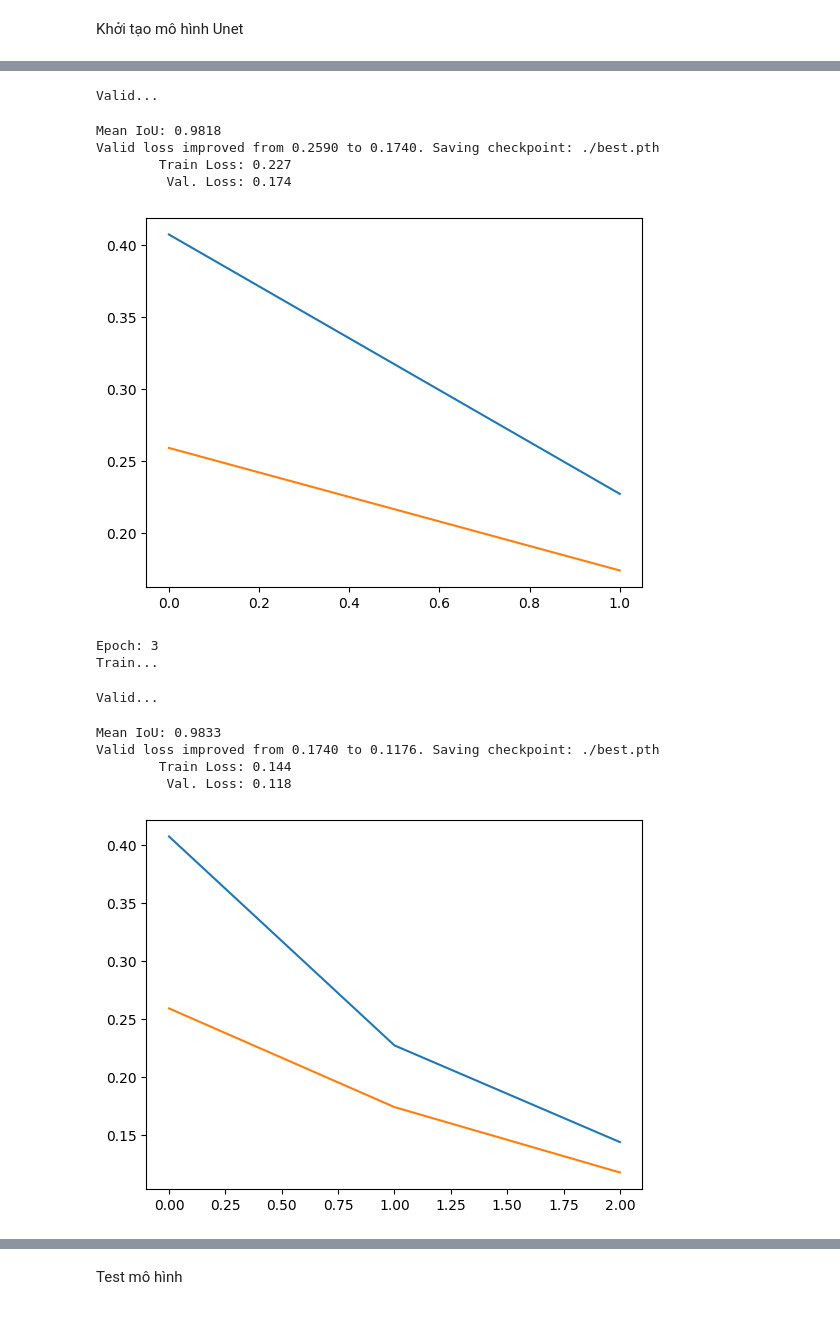
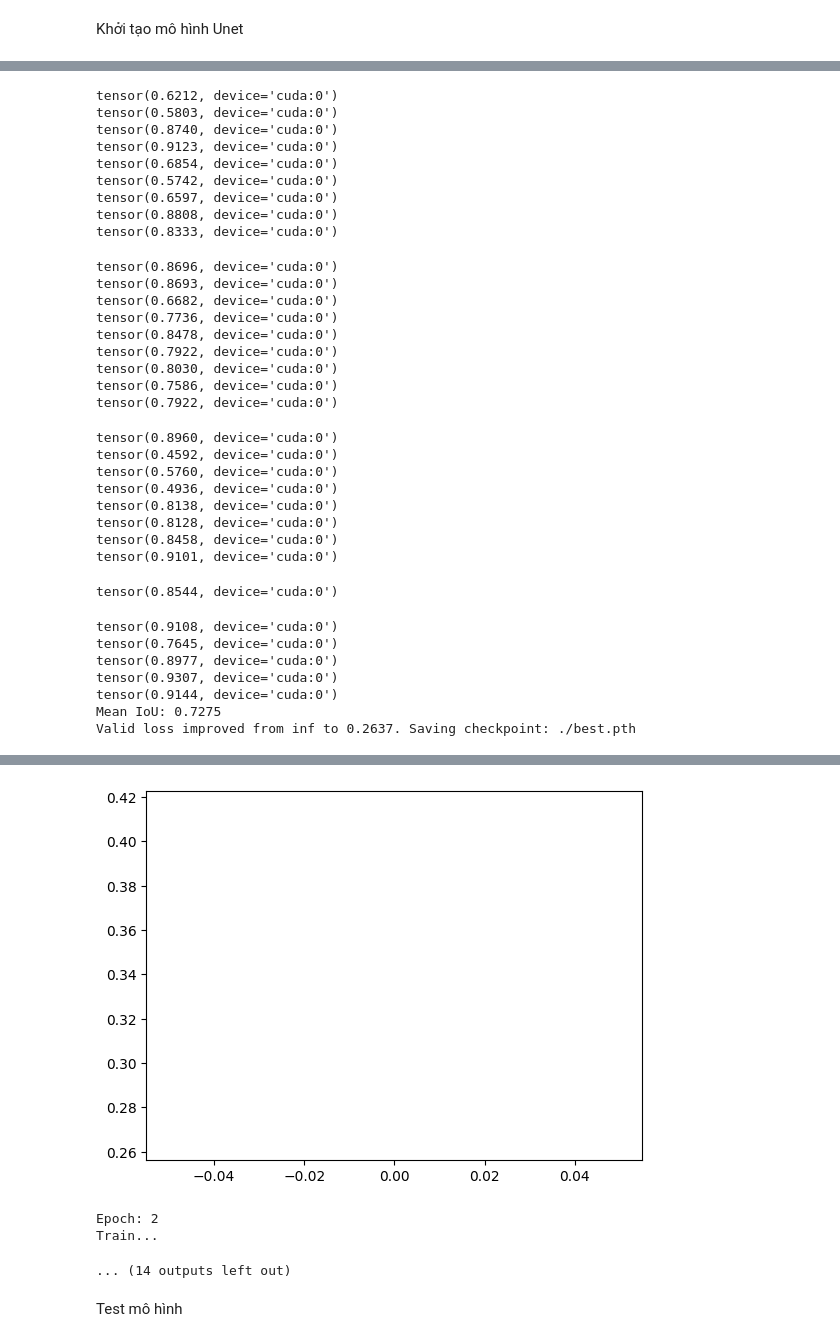
Before and after one commit to CongTyy/UTE_Self_Driving_Car, a Jupyter notebook: train_UNET.ipynb, the cells around one changed output, grey strips where cells are left out. Drawn from its saved outputs; the diff is of its cells as text; code cells hidden in the pictures.

```diff
--- a/train_UNET.ipynb
+++ b/train_UNET.ipynb
@@ -116,6 +116,8 @@ def iou_pytorch(outputs: torch.Tensor, labels: torch.Tensor, threshold = 0.5):
     outputs = torch.sigmoid(outputs)
     outputs = (outputs> threshold)
     outputs = outputs.to(dtype=torch.int8)
+
+    labels = labels.to(dtype=torch.int8)
     # print(outputs)
     intersection = (outputs & labels).float().sum((1, 2, 3))  # Will be zero if Truth=0 or Prediction=0
     union = (outputs | labels).float().sum((1, 2, 3))         # Will be zzero if both are 0
@@ -123,7 +125,7 @@ def iou_pytorch(outputs: torch.Tensor, labels: torch.Tensor, threshold = 0.5):
     iou = (intersection + SMOOTH) / (union + SMOOTH)  # We smooth our devision to avoid 0/0
 
     thresholded = torch.clamp(20 * (iou - 0.5), 0, 10).ceil() / 10  # This is equal to comparing with thresolds
-
+    # print(sum(iou)/outputs.shape[0])
     return sum(iou)/outputs.shape[0]  # Or thresholded.mean() if you are interested in average across the batch
 # %% [markdown]
 Khởi tạo mô hình Unet
@@ -234,9 +236,6 @@ import torch
 from torch.utils.data import DataLoader
 import torch.nn as nn
 import tqdm
-from utils import *
-from dataset import *
-from model import build_unet
 
 def train(model, loader, optimizer, loss_fn, device):
     print("Train...")
@@ -273,7 +272,7 @@ def evaluate(model, loader, loss_fn, device, threshold = 0.6):
             loss = loss_fn(y_pred, y)
             epoch_loss += loss.item()
 
-            threshold, iou = iou_pytorch(y_pred, y)
+            iou = iou_pytorch(y_pred, y)
 
             iou_arr.append(iou.cpu().numpy())
         mean_iou = np.mean(iou_arr)
@@ -292,11 +291,14 @@ if __name__ == "__main__":
 
     seeding(1234)
     """ Load dataset """
-    train_x = sorted(glob("đường dẫn tới thư mục ảnh tập train/*")) # Lưu ý: Có dấu * phía cuối
-    train_y = sorted(glob("đường dẫn tới thư mục label tập train/*"))
-    valid_x = sorted(glob("đường dẫn tới thư mục ảnh train của tập test/*"))
-    valid_y = sorted(glob("đường dẫn tới thư mục label của tập test/*"))
-
+    # train_x = sorted(glob("đường dẫn tới thư mục ảnh tập train/*")) # Lưu ý: Có dấu * phía cuối
+    # train_y = sorted(glob("đường dẫn tới thư mục label tập train/*"))
+    # valid_x = sorted(glob("đường dẫn tới thư mục ảnh train của tập test/*"))
+    # valid_y = sorted(glob("đường dẫn tới thư mục label của tập test/*"))
+    train_x = sorted(glob("dataset_full/dataset_full/train/*"))[:1000] # Lưu ý: Có dấu * phía cuối
+    train_y = sorted(glob("dataset_full/dataset_full/trainanot_full/*"))[:1000]
+    valid_x = sorted(glob("dataset_full/dataset_full/val/*"))[:200]
+    valid_y = sorted(glob("dataset_full/dataset_full/valanot_full/*"))[:200]
 
     data_str = f"Dataset Size:\nTrain: {len(train_x)} - Valid: {len(valid_x)}\n"
     print(data_str)
@@ -329,7 +331,7 @@ if __name__ == "__main__":
         num_workers=0
     )
 
-    device = torch.device('cuda')   ## GTX 1060 6GB
+    device = torch.device('cuda')
     model = build_unet()
     model = model.to(device)
 
@@ -381,14 +394,34 @@ Train...
-Valid...
+tensor(0.6212, device='cuda:0')
+tensor(0.5803, device='cuda:0')
+tensor(0.8740, device='cuda:0')
+tensor(0.9123, device='cuda:0')
+tensor(0.6854, device='cuda:0')
+tensor(0.5742, device='cuda:0')
+tensor(0.6597, device='cuda:0')
+tensor(0.8808, device='cuda:0')
+tensor(0.8333, device='cuda:0')
-Mean IoU: 0.9818
-Valid loss improved from 0.2590 to 0.1740. Saving checkpoint: ./best.pth
-        Train Loss: 0.227
-         Val. Loss: 0.174
+tensor(0.8696, device='cuda:0')
+tensor(0.8693, device='cuda:0')
+tensor(0.6682, device='cuda:0')
+tensor(0.7736, device='cuda:0')
+tensor(0.8478, device='cuda:0')
+tensor(0.7922, device='cuda:0')
+tensor(0.8030, device='cuda:0')
+tensor(0.7586, device='cuda:0')
+tensor(0.7922, device='cuda:0')
-[figure, removed]
-Epoch: 3
-Train...
+tensor(0.8960, device='cuda:0')
+tensor(0.4592, device='cuda:0')
+tensor(0.5760, device='cuda:0')
+tensor(0.4936, device='cuda:0')
+tensor(0.8138, device='cuda:0')
+tensor(0.8128, device='cuda:0')
+tensor(0.8458, device='cuda:0')
+tensor(0.9101, device='cuda:0')
-Valid...
+tensor(0.8544, device='cuda:0')
-Mean IoU: 0.9833
-Valid loss improved from 0.1740 to 0.1176. Saving checkpoint: ./best.pth
-        Train Loss: 0.144
-         Val. Loss: 0.118
+tensor(0.9108, device='cuda:0')
+tensor(0.7645, device='cuda:0')
+tensor(0.8977, device='cuda:0')
+tensor(0.9307, device='cuda:0')
+tensor(0.9144, device='cuda:0')
+Mean IoU: 0.7275
+Valid loss improved from inf to 0.2637. Saving checkpoint: ./best.pth
-[figure, removed]
@@ -396,3 +430,7 @@ Valid loss improved from 0.1740 to 0.1176. Saving checkpoint: ./best.pth
+[figure, new version]
+Epoch: 2
+Train...
+... (14 outputs left out)
 # %% [markdown]
 Test mô hình
 # %%
```
Also changed, not shown: parts of 2 cells of this notebook, 4 other files.
